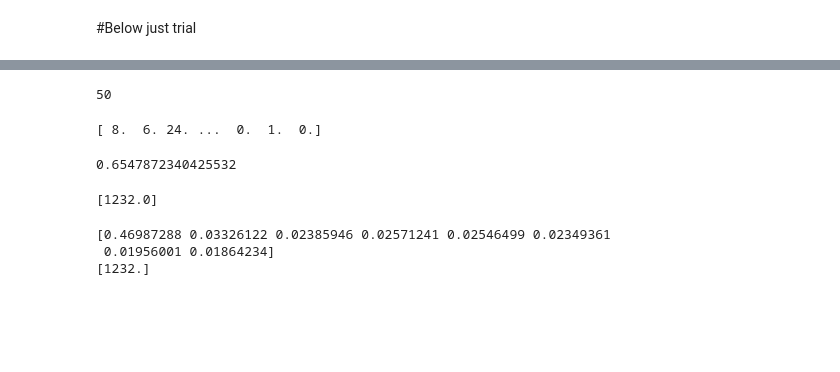
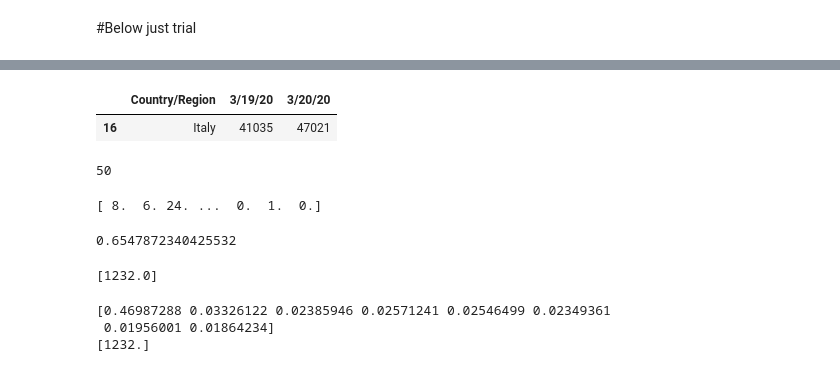
Before and after one commit to rollend/covid-19-kaggle, a Jupyter notebook: PredictionModelSelection_Regression.ipynb, the cells around one changed output, grey strips where cells are left out. Saved outputs shown, nothing was run; the diff lists cells and outputs as text; code cells hidden in the pictures; blank space fills up the shorter version.

```diff
--- a/PredictionModelSelection_Regression.ipynb
+++ b/PredictionModelSelection_Regression.ipynb
@@ -174,2 +171,4 @@ array([  548.        ,   643.        ,   920.        ,  1406.        ,
 # %% [markdown]
 #Below just trial
+# %%
+confirmed_case = pd.read_csv('csse_covid_19_time_series/time_series_19-covid-Confirmed.csv')
@@ -176,3 +189,10 @@ array([  548.        ,   643.        ,   920.        ,  1406.        ,
+# %%
+confirmed_for_validation = confirmed_case[['Country/Region', '3/19/20','3/20/20']]
+# %%
+confirmed_for_validation[confirmed_for_validation['Country/Region']=='Italy']
+# %% [output]
+|  | Country/Region | 3/19/20 | 3/20/20 |
+| 16 | Italy | 41035 | 47021 |
 # %%
 df2= pd.merge(left = df, right = population_density, left_on ='Country/Region', right_on = 'Country Name')
 Country = 'Italy'
```
Also changed, not shown: parts of 4 cells of this notebook.
